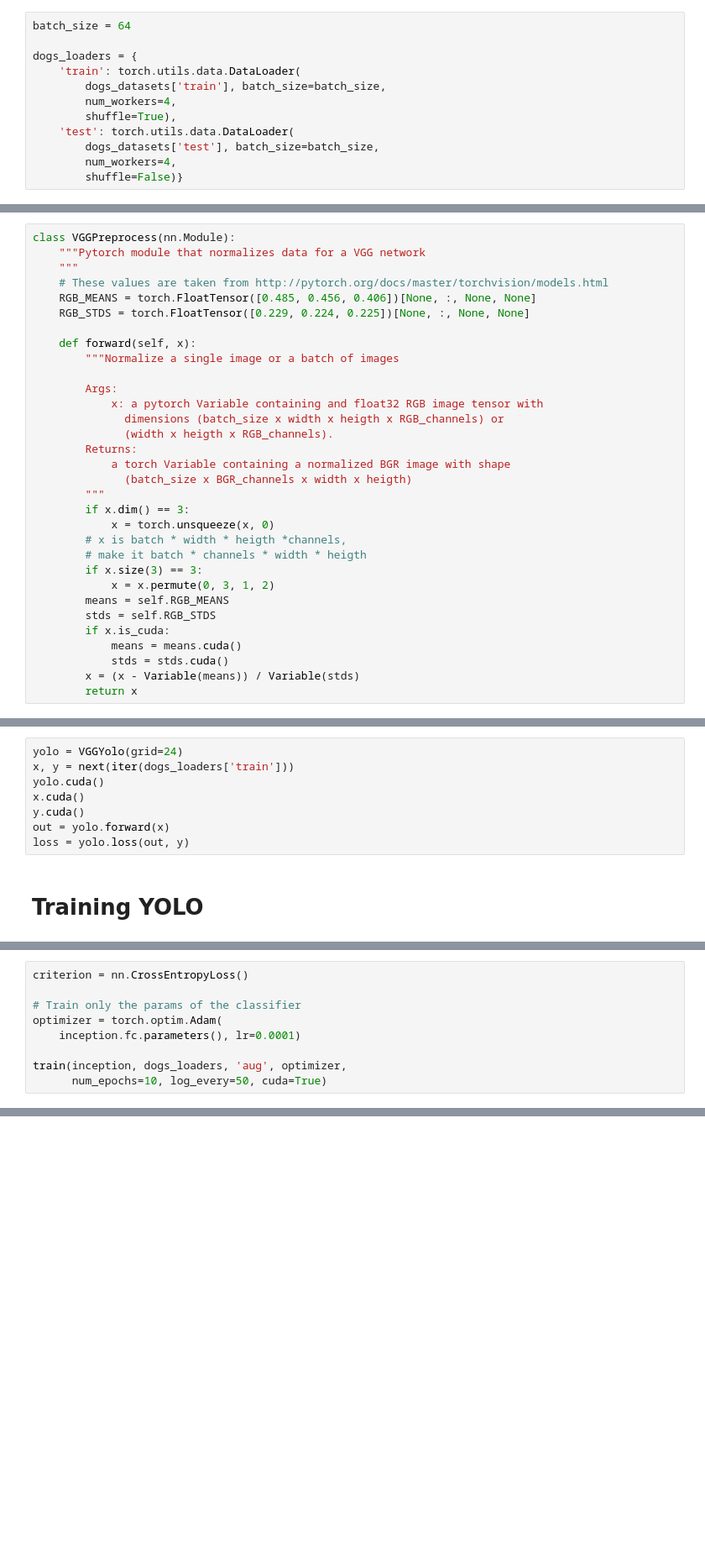
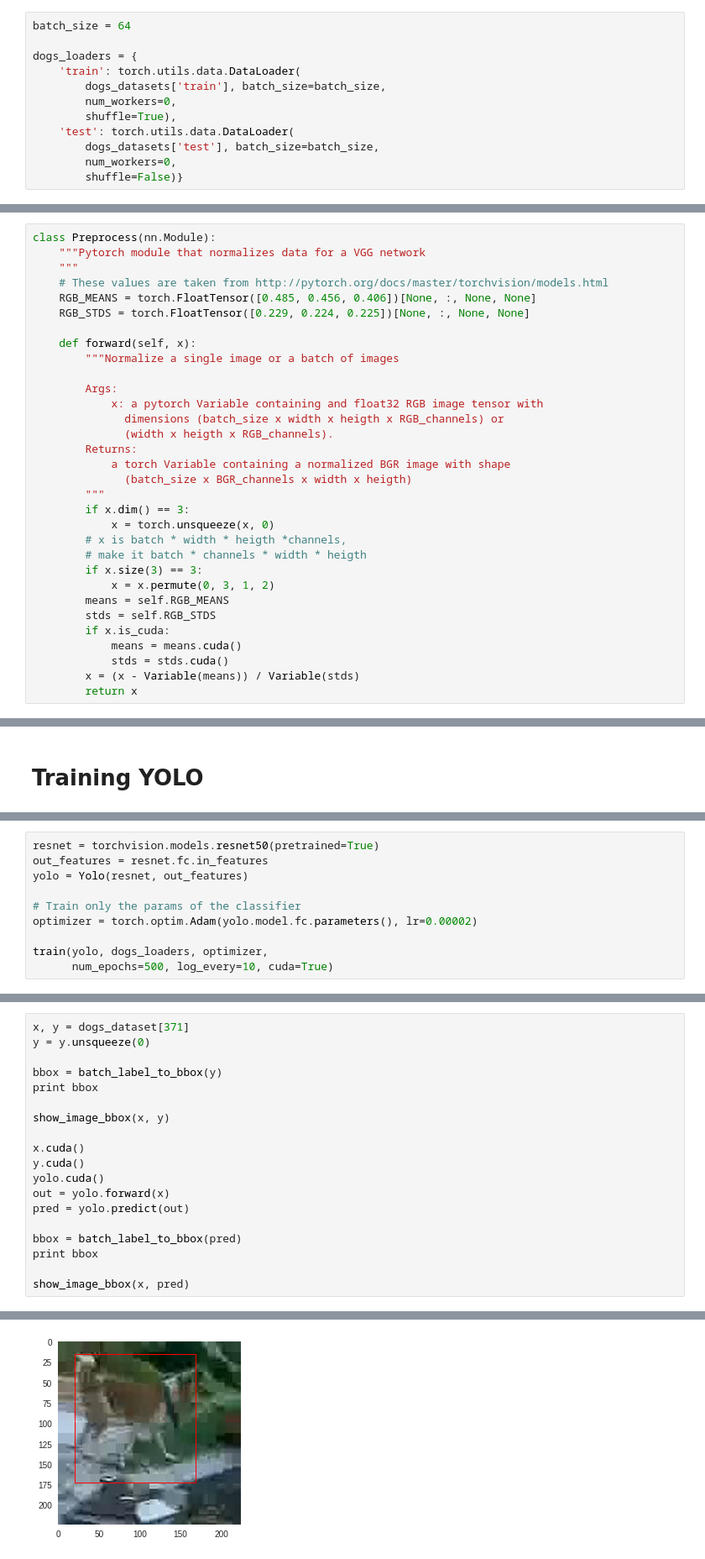
Before and after one commit to matiwertyl2/nn_project, a Jupyter notebook: NNProject.ipynb, the cells around one changed output, grey strips where cells are left out. Shown at 84% size. Cells and saved outputs as stored; diff of their text form; blank space fills up the shorter version.

```diff
--- a/NNProject.ipynb
+++ b/NNProject.ipynb
@@ -246,11 +207,11 @@ batch_size = 64
 dogs_loaders = {
     'train': torch.utils.data.DataLoader(
         dogs_datasets['train'], batch_size=batch_size,
-        num_workers=4,
+        num_workers=0,
         shuffle=True),
     'test': torch.utils.data.DataLoader(
         dogs_datasets['test'], batch_size=batch_size,
-        num_workers=4,
+        num_workers=0,
         shuffle=False)}
 # %%
 train_batch = next(iter(dogs_loaders['test']))
@@ -277,5 +315,5 @@ def batch_iou(pred, truth):
 # %%
-class VGGPreprocess(nn.Module):
+class Preprocess(nn.Module):
     """Pytorch module that normalizes data for a VGG network
     """
     # These values are taken from http://pytorch.org/docs/master/torchvision/models.html
@@ -394,11 +424,3 @@ class VGGYolo(nn.Module):
-# %%
-yolo = VGGYolo(grid=24)
-x, y = next(iter(dogs_loaders['train']))
-yolo.cuda()
-x.cuda()
-y.cuda()
-out = yolo.forward(x)
-loss = yolo.loss(out, y)
 # %% [markdown]
 # Training YOLO
 # %%
@@ -487,11 +513,12 @@ def plot_history(history):
     ylim(0,20)
     legend()
 # %%
-criterion = nn.CrossEntropyLoss()
+resnet = torchvision.models.resnet50(pretrained=True)
+out_features = resnet.fc.in_features
+yolo = Yolo(resnet, out_features)
 
 # Train only the params of the classifier
-optimizer = torch.optim.Adam(
-    inception.fc.parameters(), lr=0.0001)
+optimizer = torch.optim.Adam(yolo.model.fc.parameters(), lr=0.00002)
 
-train(inception, dogs_loaders, 'aug', optimizer,
-      num_epochs=10, log_every=50, cuda=True)
+train(yolo, dogs_loaders, optimizer,
+      num_epochs=500, log_every=10, cuda=True)
@@ -497,0 +593,20 @@ train(inception, dogs_loaders, 'aug', optimizer,
+# %%
+x, y = dogs_dataset[371]
+y = y.unsqueeze(0)
+
+bbox = batch_label_to_bbox(y)
+print bbox
+
+show_image_bbox(x, y)
+
+x.cuda()
+y.cuda()
+yolo.cuda()
+out = yolo.forward(x)
+pred = yolo.predict(out)
+
+bbox = batch_label_to_bbox(pred)
+print bbox
+
+show_image_bbox(x, pred)
+# %% [output]
@@ -497,0 +614 @@ train(inception, dogs_loaders, 'aug', optimizer,
+[figure, added]
```
Also changed, not shown: parts of 17 cells of this notebook.
